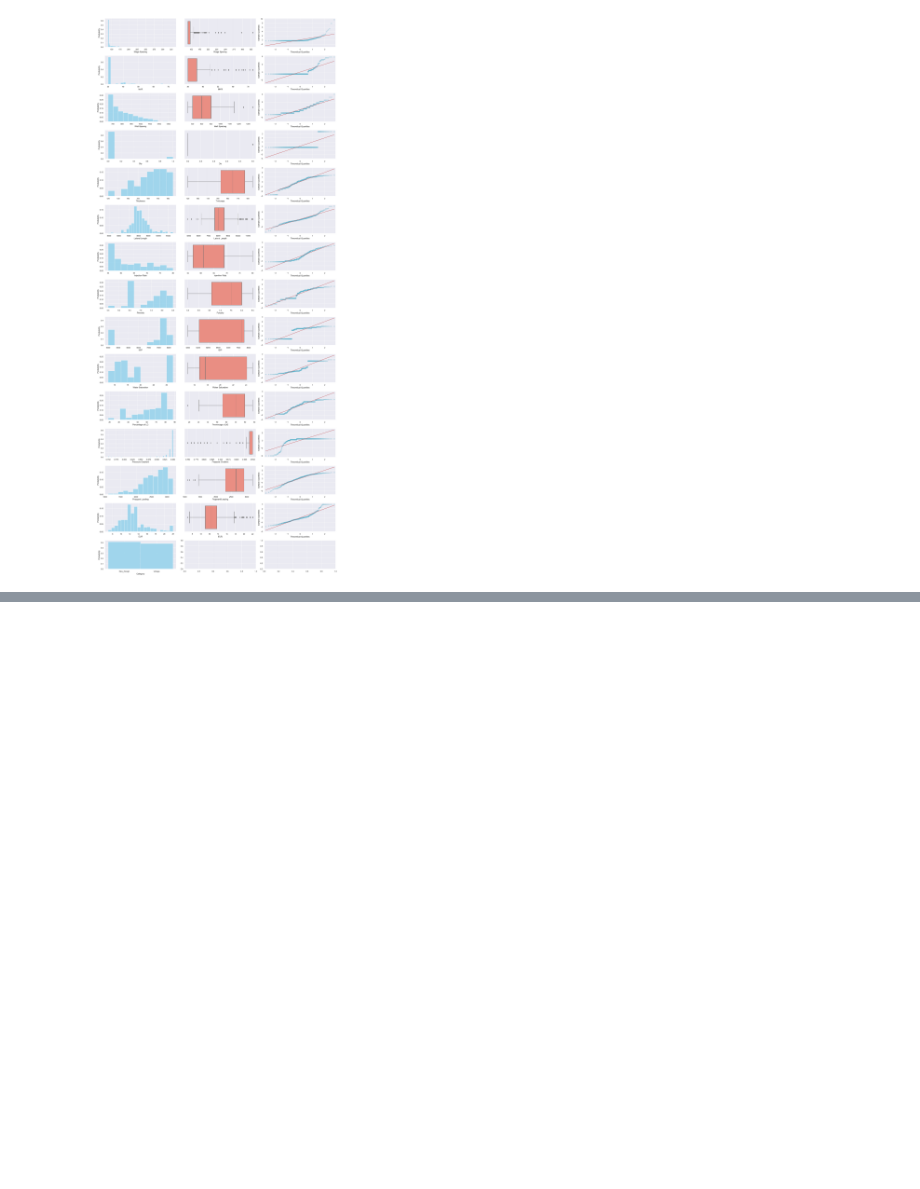
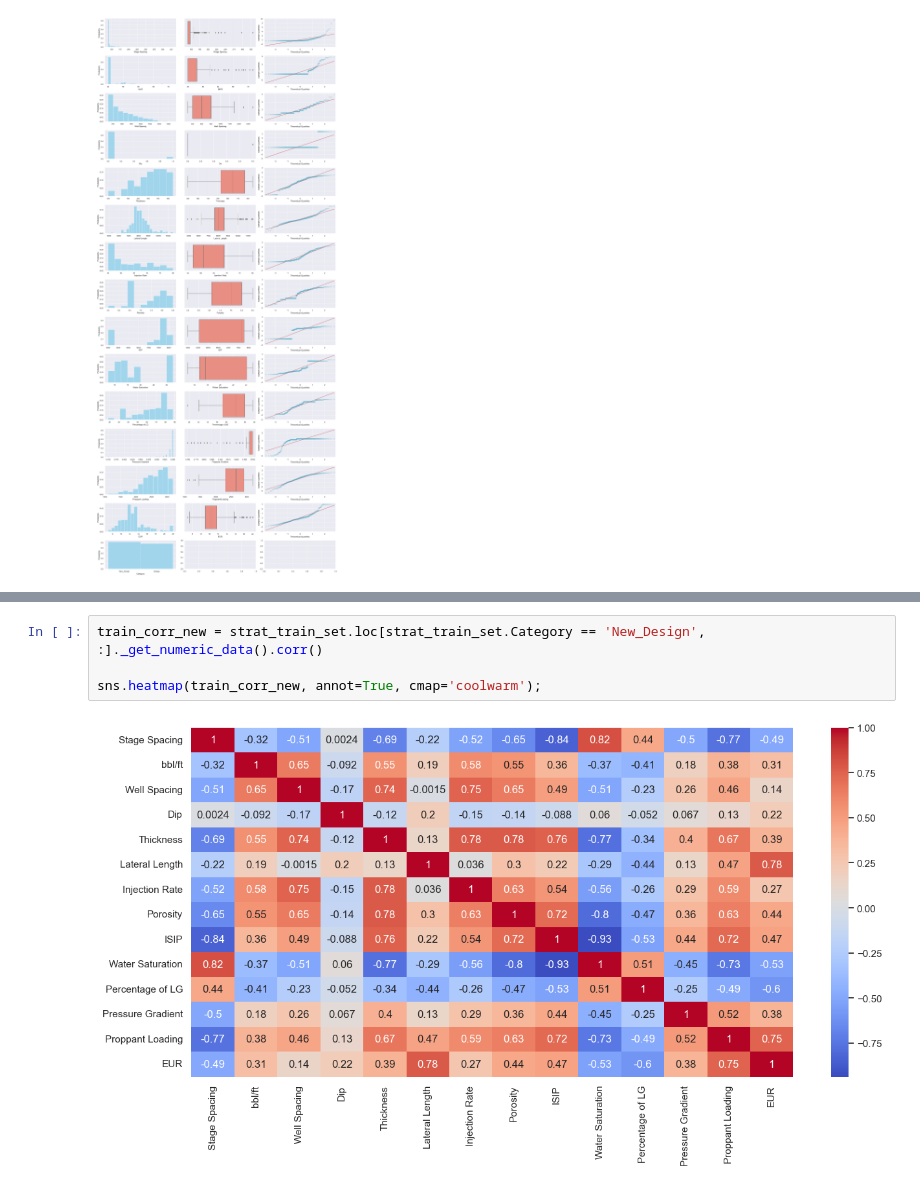
Before and after one commit to aprds/Shale-Gas-EUR-Prediction, a Jupyter notebook: shale_gas_EUR_prediction.ipynb, the cells around one changed output, grey strips where cells are left out. Drawn from its saved outputs; the diff is of its cells as text; blank space fills up the shorter version.

```diff
--- a/shale_gas_EUR_prediction.ipynb
+++ b/shale_gas_EUR_prediction.ipynb
@@ -280,0 +299,6 @@ data_char(strat_train_set)
+# %%
+train_corr_new = strat_train_set.loc[strat_train_set.Category == 'New_Design', :]._get_numeric_data().corr()
+
+sns.heatmap(train_corr_new, annot=True, cmap='coolwarm');
+# %% [output]
+[figure, added]
```
Also changed, not shown: parts of 10 cells of this notebook.
